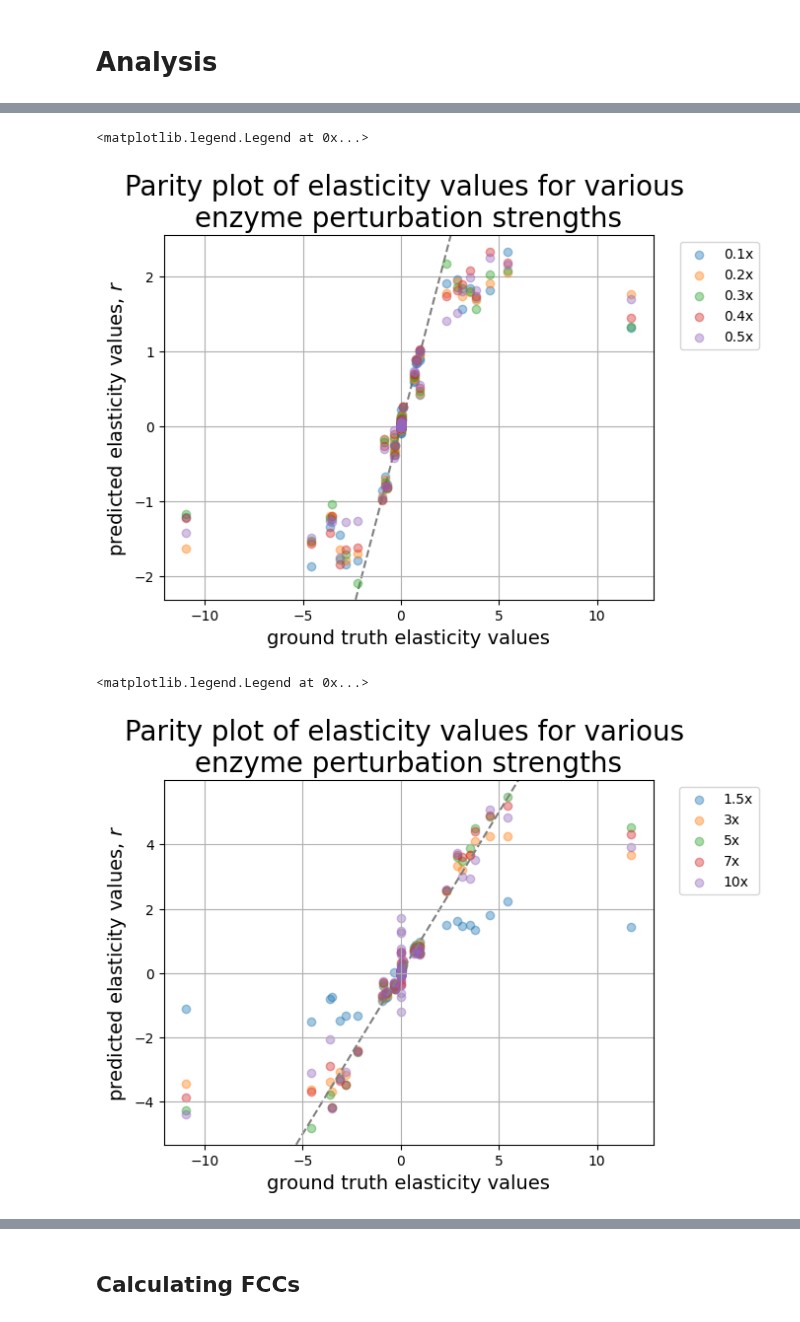
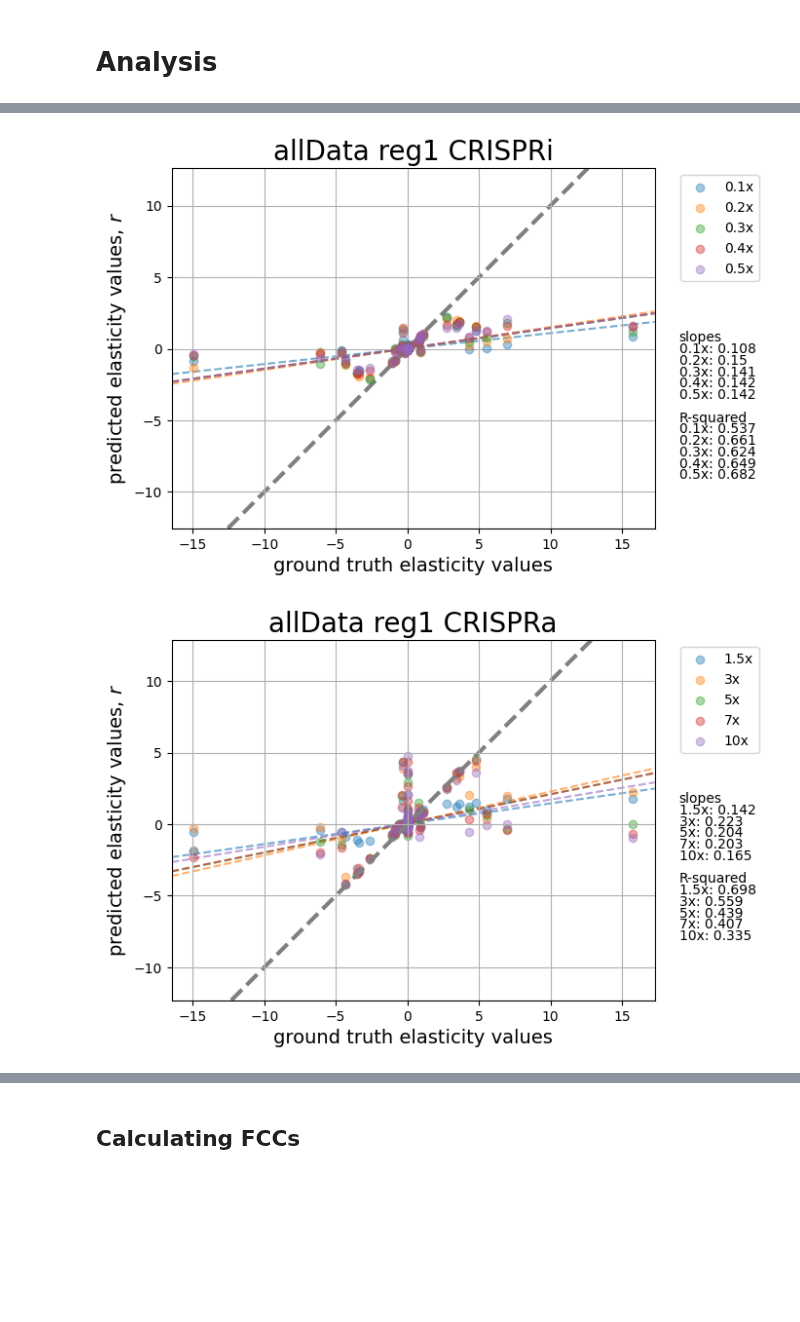
Before and after one commit to sys-bio/BMCA-pipeline, a Jupyter notebook: notebooks/topologyB/all_data/topologyB-reg1.ipynb, the cells around one changed output, grey strips where cells are left out. Saved outputs shown, nothing was run; the diff lists cells and outputs as text; code cells hidden in the pictures; blank space fills up the shorter version.

```diff
--- a/notebooks/topologyB/all_data/topologyB-reg1.ipynb
+++ b/notebooks/topologyB/all_data/topologyB-reg1.ipynb
@@ -174,7 +177,7 @@ Finished [100%]: Average Loss = 1,796.6
 # %% [markdown]
 ### saving trace data
 # %%
-with gzip.open("topologyB_allData_reg1_traces.pgz", "wb") as f:
+with gzip.open("topologyB-reg1_allData_traces.pgz", "wb") as f:
             cloudpickle.dump(
                 {
                 "trace01":trace01,
@@ -182,7 +185,6 @@ with gzip.open("topologyB_allData_reg1_traces.pgz", "wb") as f:
                 "trace03":trace03,
                 "trace04":trace04,
                 "trace05":trace05,
-                "trace10":trace10,
                 "trace15":trace15,
                 "trace3":trace3,
                 "trace5":trace5,
@@ -197,6 +199,8 @@ with gzip.open("topologyB_allData_reg1_traces.pgz", "wb") as f:
 picklefolder = '../../../data/results/tracePickles/'
 with gzip.open(picklefolder + 'topologyB-reg1_allData_traces.pgz', "rb") as f:
     traces = cloudpickle.load(f, encoding='bytes')
+# %%
+pt_labels = ['0.1x', '0.2x', '0.3x', '0.4x','0.5x', '1.5x', '3x', '5x', '7x', '10x']
 # %%
 trace01=traces['trace01']
 trace02=traces['trace02']
@@ -243,44 +239,83 @@ arviz - WARNING - Shape validation failed: input_shape: (1, 1000), minimum_shape
 # %%
 elasticity_values = np.column_stack([r.getScaledElasticityMatrix().flatten(),
                                 Ex01_advi, Ex02_advi, Ex03_advi,
-                               Ex04_advi, Ex05_advi, Ex10_advi,
+                               Ex04_advi, Ex05_advi,
                                Ex15_advi, Ex3_advi, Ex5_advi,
                                Ex7_advi, Ex100_advi])
 
 elasticities_df = pd.DataFrame(elasticity_values, columns=['gt']+pt_labels,
                                index=[i + '_' + ii for i in r.getReactionIds() for ii in r.getFloatingSpeciesIds()])
-# elasticities_df.to_csv('topologyB-reg1_allData_elasticities.csv')
+# elasticities_df.to_csv('topologyA-noReg_allData_elasticities.csv')
+# %%
+e_slopes = [round(util.calculate_slope(elasticities_df['gt'], elasticities_df[i])[0],3) for i in pt_labels]
+e_intercepts = [round(util.calculate_slope(elasticities_df['gt'], elasticities_df[i])[1],3) for i in pt_labels]
+e_r2s = [round(util.calculate_slope(elasticities_df['gt'], elasticities_df[i])[2],3) for i in pt_labels]
 # %%
+plt.axes().set_aspect('equal', 'datalim')
+# plt.scatter(elasticities_df['gt'], elasticities_df['knockout'], alpha=0.4, label='knockout', zorder=10)
 plt.scatter(elasticities_df['gt'], elasticities_df['0.1x'], alpha=0.4, label='0.1x', zorder=10)
 plt.scatter(elasticities_df['gt'], elasticities_df['0.2x'], alpha=0.4, label='0.2x', zorder=10)
 plt.scatter(elasticities_df['gt'], elasticities_df['0.3x'], alpha=0.4, label='0.3x', zorder=10)
 plt.scatter(elasticities_df['gt'], elasticities_df['0.4x'], alpha=0.4, label='0.4x', zorder=10)
 plt.scatter(elasticities_df['gt'], elasticities_df['0.5x'], alpha=0.4, label='0.5x', zorder=10)
 # plt.scatter(elasticities_df['gt'], elasticities_df['1.01x'], alpha=0.4, label='1.01x', zorder=10)
 
-plt.axline([0, 0], [1, 1], c='gray', linestyle='dashed', zorder=1)
+plt.axline([0, 0], [1, 1], c='gray', linestyle='dashed', zorder=1, linewidth=3)
 plt.grid(True, which='both', axis='both', zorder=0)
 plt.xlabel('ground truth elasticity values', size=14)
 plt.ylabel('predicted elasticity values, $\it{r}$', size=14)
-plt.title('Parity plot of elasticity values for various \nenzyme perturbation strengths', size=20)
+# plt.title('Parity plot of elasticity values for various \nenzyme perturbation strengths—CRISPRi', size=20)
+plt.title('allData reg1 CRISPRi', size=20)
 plt.legend(bbox_to_anchor=(1.04, 1), loc="upper left")
+
+left_adjust = 19
+line_spacing = 0.8
+slope_start = 0.5
+r2_start = slope_start-(7*line_spacing)
+
+plt.text(left_adjust, slope_start, "slopes")
+for i, label in enumerate(pt_labels[0:5]):
+    plt.text(left_adjust, (slope_start-line_spacing)-(i*line_spacing), f'{label}: {e_slopes[i]}')
+
+plt.text(left_adjust, r2_start, 'R-squared')
+for i, label in enumerate(pt_labels[0:5]):
+    plt.text(left_adjust, (r2_start-line_spacing)-(i*line_spacing), f'{label}: {e_r2s[i]}')
+
+colors = ['tab:blue', 'tab:orange', 'tab:green', 'tab:red', 'tab:purple']
+for i in range(5):
+    plt.axline((0, e_intercepts[i]), slope=e_slopes[i], linestyle='--', alpha=0.6, color=colors[i], zorder=0)
 # %% [output]
-<matplotlib.legend.Legend at 0x...>
-[figure, old version]
+[figure, new version]
 # %%
-# plt.scatter(elasticities_df['gt'], elasticities_df['1.01x'], alpha=0.4, label='1.01x')
+plt.axes().set_aspect('equal', 'datalim')
 plt.scatter(elasticities_df['gt'], elasticities_df['1.5x'], alpha=0.4, label='1.5x')
 plt.scatter(elasticities_df['gt'], elasticities_df['3x'], alpha=0.4, label='3x')
 plt.scatter(elasticities_df['gt'], elasticities_df['5x'], alpha=0.4, label='5x')
 plt.scatter(elasticities_df['gt'], elasticities_df['7x'], alpha=0.4, label='7x')
 plt.scatter(elasticities_df['gt'], elasticities_df['10x'], alpha=0.4, label='10x')
 
-plt.axline([0, 0], [1, 1], c='gray', linestyle='dashed', zorder=1)
+plt.axline([0, 0], [1, 1], c='gray', linestyle='dashed', zorder=1,linewidth=3)
 plt.grid(True, which='both', axis='both', zorder=0)
 plt.xlabel('ground truth elasticity values', size=14)
 plt.ylabel('predicted elasticity values, $\it{r}$', size=14)
-plt.title('Parity plot of elasticity values for various \nenzyme perturbation strengths', size=20)
+plt.title('allData reg1 CRISPRa', size=20)
 plt.legend(bbox_to_anchor=(1.04, 1), loc="upper left")
+
+left_adjust = 19
+line_spacing = 0.8
+slope_start = 1.5
+r2_start = slope_start-(7*line_spacing)
+
+plt.text(left_adjust, slope_start, "slopes")
+for i, label in enumerate(pt_labels[5:10]):
+    plt.text(left_adjust, (slope_start-line_spacing)-(i*line_spacing), f'{label}: {e_slopes[i+5]}')
+
+plt.text(left_adjust, r2_start, 'R-squared')
+for i, label in enumerate(pt_labels[5:10]):
+    plt.text(left_adjust, (r2_start-line_spacing)-(i*line_spacing), f'{label}: {e_r2s[i+5]}')
+
+colors = ['tab:blue', 'tab:orange', 'tab:green', 'tab:red', 'tab:purple']
+for i in range(5):
+    plt.axline((0, e_intercepts[i+5]), slope=e_slopes[i+5], linestyle='--', alpha=0.6, color=colors[i], zorder=0)
 # %% [output]
-<matplotlib.legend.Legend at 0x...>
-[figure, old version]
+[figure, new version]
```
Also changed, not shown: parts of 23 cells of this notebook, 44 other files.
